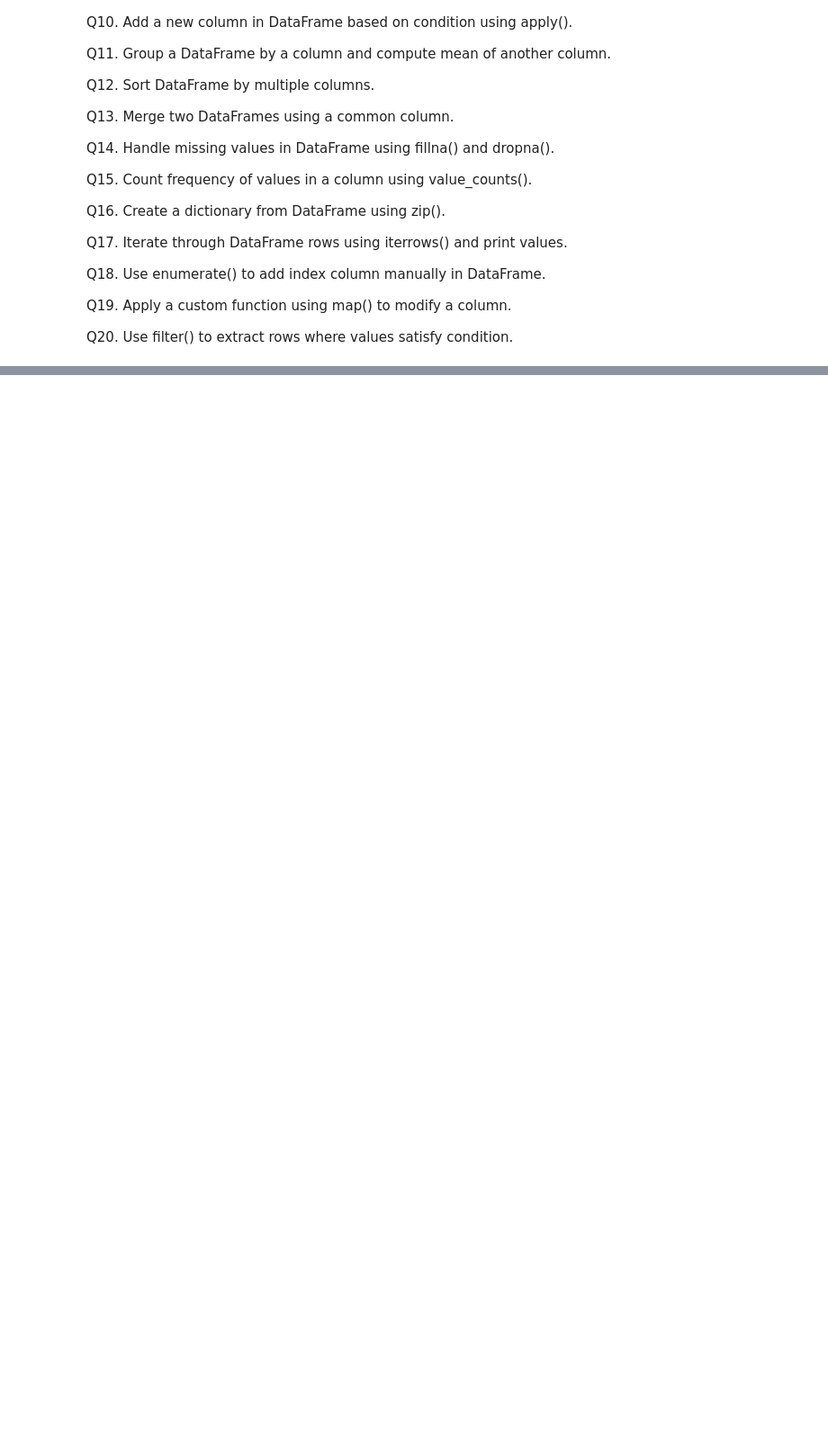
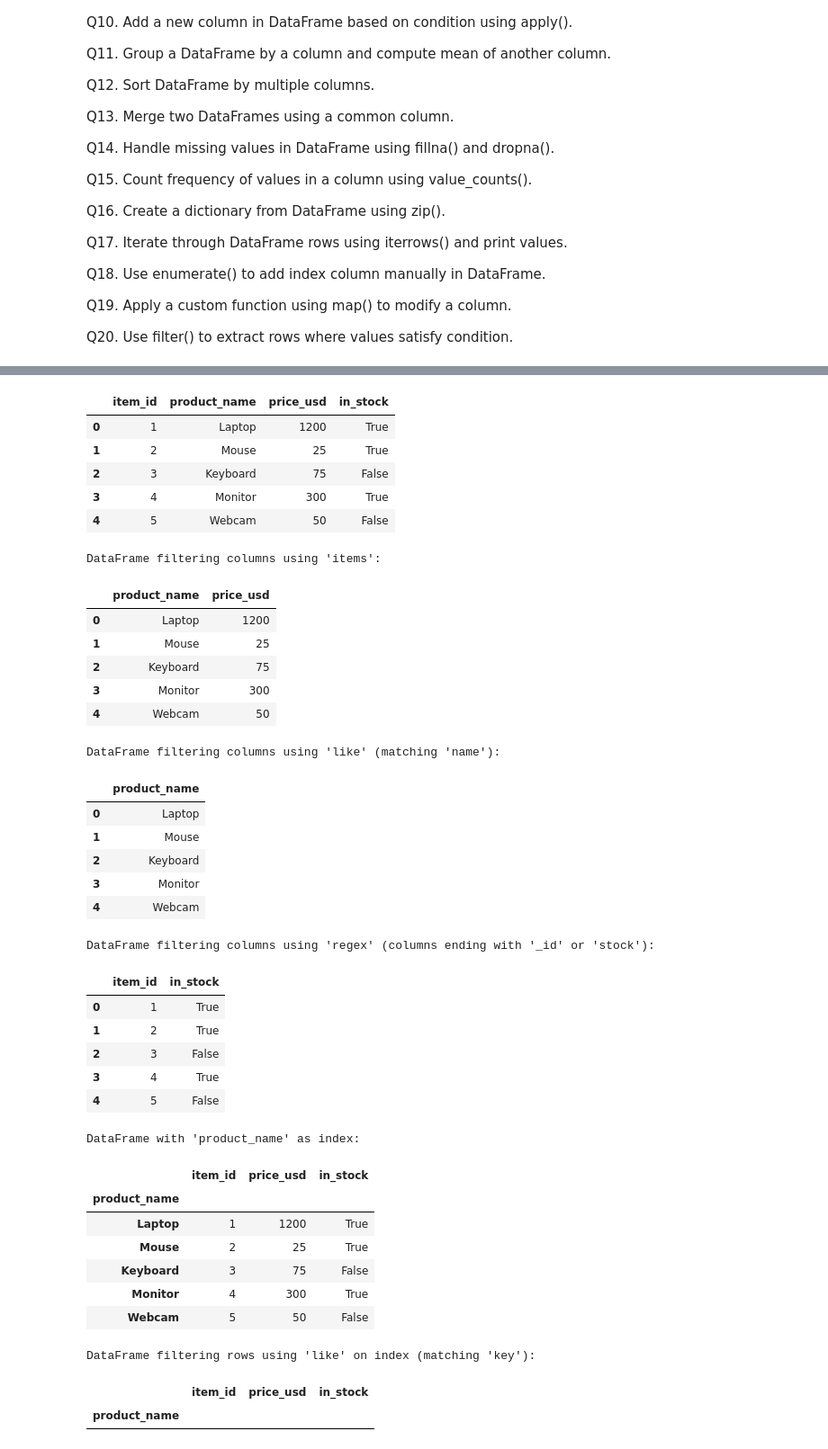
Before and after one commit to wasimnawaz1/programming_4_AI, a Jupyter notebook: Programming_for_AI,_Lectures_(Week_5-8)_Pandas.ipynb, the cells around one changed output, grey strips where cells are left out. Shown at 90% size. Saved outputs shown, nothing was run; the diff lists cells and outputs as text; code cells hidden in the pictures; blank space fills up the shorter version.

```diff
--- a/Programming_for_AI,_Lectures_(Week_5-8)_Pandas.ipynb
+++ b/Programming_for_AI,_Lectures_(Week_5-8)_Pandas.ipynb
@@ -1341,0 +1126,69 @@ print("Q20:", filtered)
+# %%
+# Create a sample DataFrame for filter demonstration
+df_filter_example = pd.DataFrame({
+    'item_id': [1, 2, 3, 4, 5],
+    'product_name': ['Laptop', 'Mouse', 'Keyboard', 'Monitor', 'Webcam'],
+    'price_usd': [1200, 25, 75, 300, 50],
+    'in_stock': [True, True, False, True, False]
+})
+display(df_filter_example)
+
+# Example 1: Filter columns using 'items'
+print("\nDataFrame filtering columns using 'items':")
+display(df_filter_example.filter(items=['product_name', 'price_usd']))
+
+# Example 2: Filter columns using 'like' (case-sensitive)
+print("\nDataFrame filtering columns using 'like' (matching 'name'):")
+display(df_filter_example.filter(like='name', axis=1)) # axis=1 specifies columns
+
+# Example 3: Filter columns using 'regex'
+print("\nDataFrame filtering columns using 'regex' (columns ending with '_id' or 'stock'):")
+display(df_filter_example.filter(regex='_id$|stock$', axis=1)) # regex for columns ending with '_id' or 'stock'
+
+# Example 4: Filter rows using 'like' on the index (if index has names)
+# Let's set a named index first
+df_filter_example_indexed = df_filter_example.set_index('product_name')
+print("\nDataFrame with 'product_name' as index:")
+display(df_filter_example_indexed)
+
+print("\nDataFrame filtering rows using 'like' on index (matching 'key'):")
+display(df_filter_example_indexed.filter(like='key', axis=0)) # axis=0 specifies rows (index)
+# %% [output]
+|  | item_id | product_name | price_usd | in_stock |
+| 0 | 1 | Laptop | 1200 | True |
+| 1 | 2 | Mouse | 25 | True |
+| 2 | 3 | Keyboard | 75 | False |
+| 3 | 4 | Monitor | 300 | True |
+| 4 | 5 | Webcam | 50 | False |
+DataFrame filtering columns using 'items':
+|  | product_name | price_usd |
+| 0 | Laptop | 1200 |
+| 1 | Mouse | 25 |
+| 2 | Keyboard | 75 |
+| 3 | Monitor | 300 |
+| 4 | Webcam | 50 |
+DataFrame filtering columns using 'like' (matching 'name'):
+|  | product_name |
+| 0 | Laptop |
+| 1 | Mouse |
+| 2 | Keyboard |
+| 3 | Monitor |
+| 4 | Webcam |
+DataFrame filtering columns using 'regex' (columns ending with '_id' or 'stock'):
+|  | item_id | in_stock |
+| 0 | 1 | True |
+| 1 | 2 | True |
+| 2 | 3 | False |
+| 3 | 4 | True |
+| 4 | 5 | False |
+DataFrame with 'product_name' as index:
+|  | item_id | price_usd | in_stock |
+| product_name |  |  |  |
+| Laptop | 1 | 1200 | True |
+| Mouse | 2 | 25 | True |
+| Keyboard | 3 | 75 | False |
+| Monitor | 4 | 300 | True |
+| Webcam | 5 | 50 | False |
+DataFrame filtering rows using 'like' on index (matching 'key'):
+|  | item_id | price_usd | in_stock |
+| product_name |  |  |  |
```
Also changed, not shown: parts of 52 cells of this notebook.
